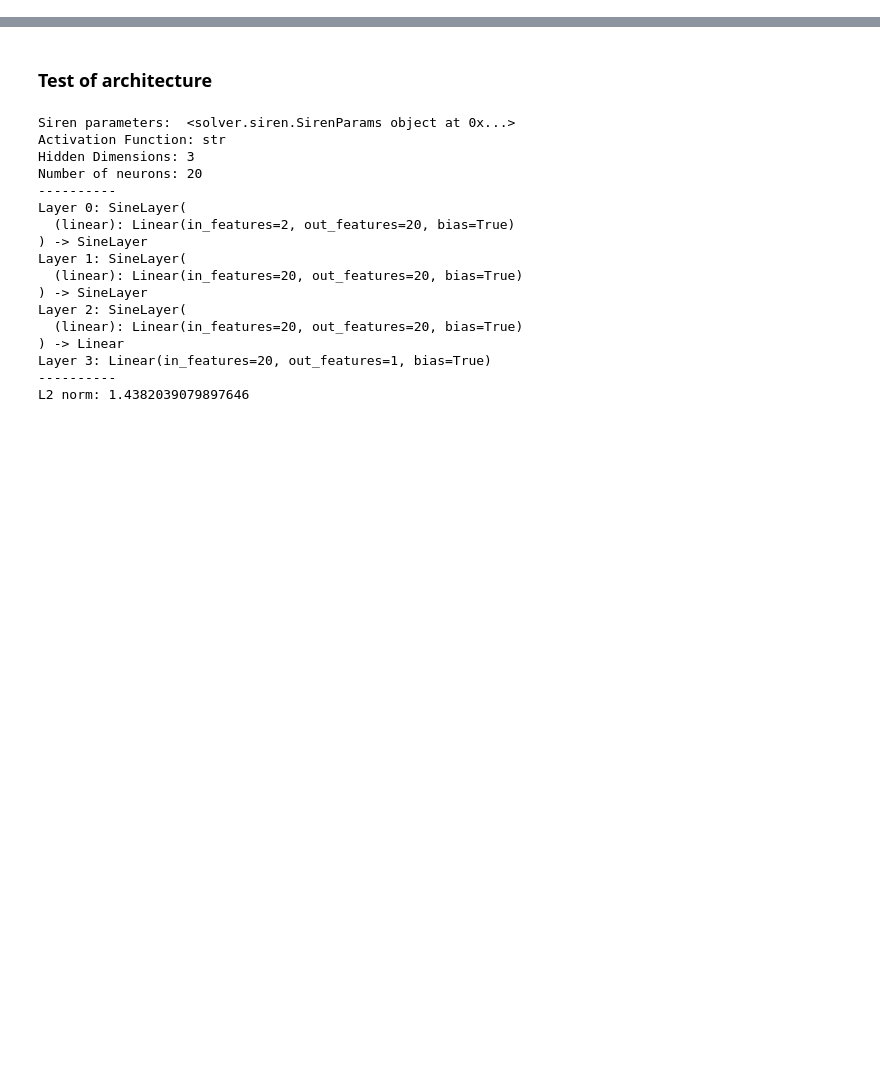
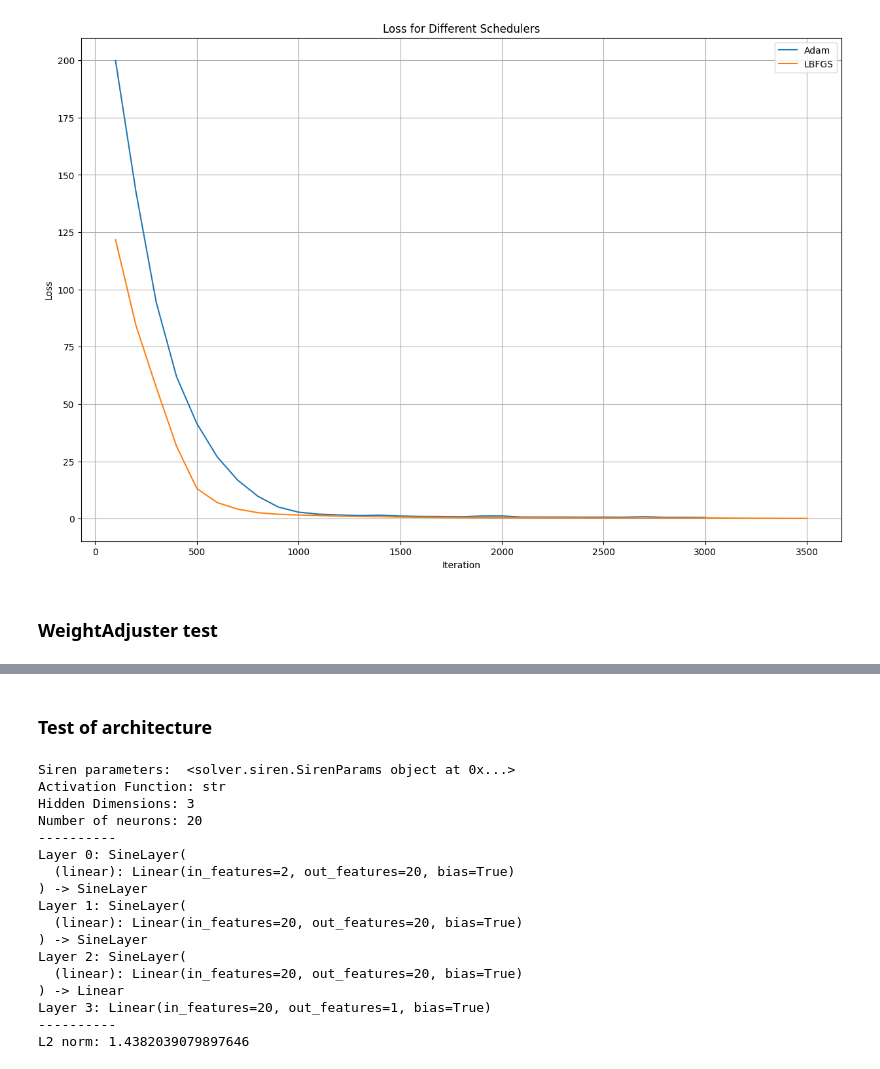
Before and after one commit to DikovAlexandr/PINN, a Jupyter notebook: TestPINN.ipynb, the cells around one changed output, grey strips where cells are left out. Drawn from its saved outputs; the diff is of its cells as text; code cells hidden in the pictures; blank space fills up the shorter version.

```diff
--- a/TestPINN.ipynb
+++ b/TestPINN.ipynb
@@ -109,0 +234,6 @@ problem = conditions.Problem(initial_conditions, boundary_conditions,
+# %%
+plot_scheduler_loss('out')
+# %% [output]
+[figure, added]
+# %% [markdown]
+### WeightAdjuster test
```
Also changed, not shown: parts of 20 cells of this notebook, 3 other files.
